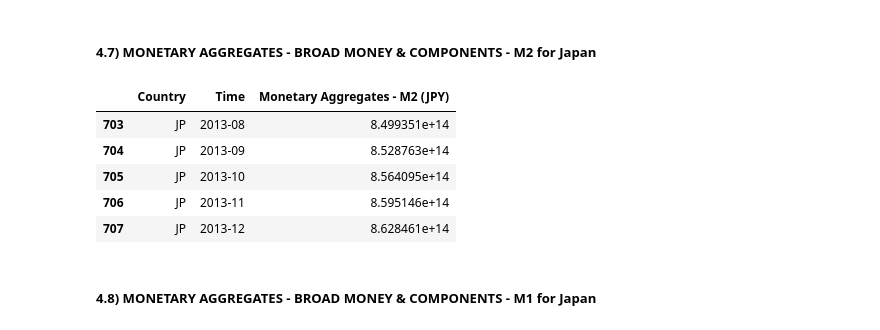
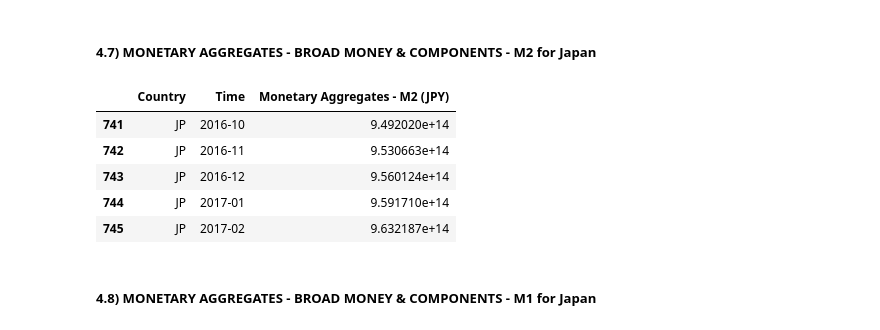
Before and after one commit to EliaLand/PVAR_japan_endogenous_money, a Jupyter notebook: Module1_data_extraction_manipulation.ipynb, the cells around one changed output. Saved outputs shown, nothing was run; the diff lists cells and outputs as text; code cells hidden in the pictures.

```diff
--- a/Module1_data_extraction_manipulation.ipynb
+++ b/Module1_data_extraction_manipulation.ipynb
@@ -265,28 +272,28 @@ jp_m3_m_raw.tail()
 # %% [markdown]
 ##### **4.7) MONETARY AGGREGATES - BROAD MONEY & COMPONENTS - M2 for Japan**
 # %%
-# Monetary Aggregates and Their Components: Broad Money and Components: M2 for Japan (monthly, YPJ, seasonally adjusted, 1955-01, 2013-12)
-# https://fred.stlouisfed.org/series/MABMM201JPM189S
+# Monetary Aggregates and Their Components: Broad Money and Components: M2 for Japan (monthly, YPJ, seasonally adjusted, 1955-01, 2017-02)
+# https://fred.stlouisfed.org/series/MYAGM2JPM189S
 
-jp_m2_m_raw = fetch_FRED("MABMM201JPM189S")
+jp_m2_m_raw = fetch_FRED("MYAGM2JPM189S")
 jp_m2_m_raw = jp_m2_m_raw.rename(columns=
         {"date": "Time",
-         "MABMM201JPM189S": "Monetary Aggregates - M2 (JPY)"
+         "MYAGM2JPM189S": "Monetary Aggregates - M2 (JPY)"
 })
 
 jp_m2_m_raw["Time"] = jp_m2_m_raw["Time"].dt.to_period("M").astype(str)
 
 jp_m2_m_raw["Country"] = "JP"
 jp_m2_m_raw = jp_m2_m_raw[["Country", "Time", "Monetary Aggregates - M2 (JPY)"]]
 
 jp_m2_m_raw.tail()
 # %% [output]
 |  | Country | Time | Monetary Aggregates - M2 (JPY) |
-| 703 | JP | 2013-08 | 8.499351e+14 |
-| 704 | JP | 2013-09 | 8.528763e+14 |
-| 705 | JP | 2013-10 | 8.564095e+14 |
-| 706 | JP | 2013-11 | 8.595146e+14 |
-| 707 | JP | 2013-12 | 8.628461e+14 |
+| 741 | JP | 2016-10 | 9.492020e+14 |
+| 742 | JP | 2016-11 | 9.530663e+14 |
+| 743 | JP | 2016-12 | 9.560124e+14 |
+| 744 | JP | 2017-01 | 9.591710e+14 |
+| 745 | JP | 2017-02 | 9.632187e+14 |
 # %% [markdown]
 ##### **4.8) MONETARY AGGREGATES - BROAD MONEY & COMPONENTS - M1 for Japan**
 # %%
```
Also changed, not shown: parts of 3 cells of this notebook, 6 other files.
